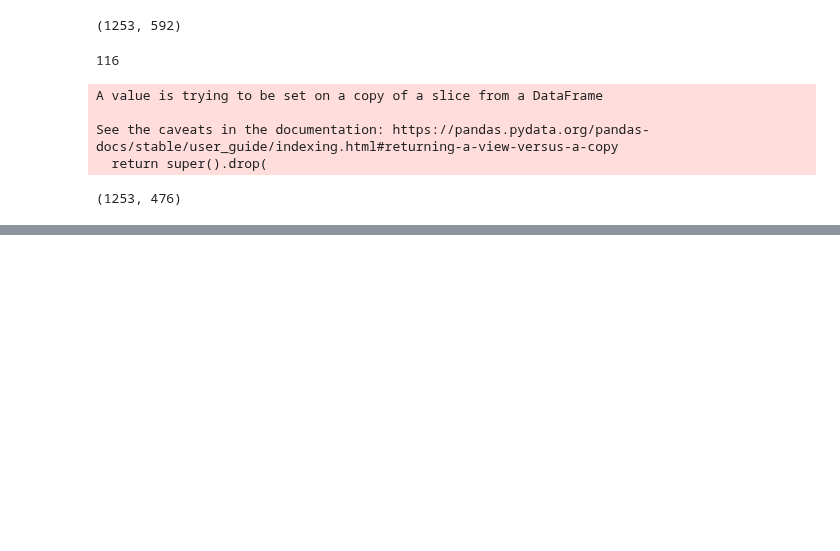
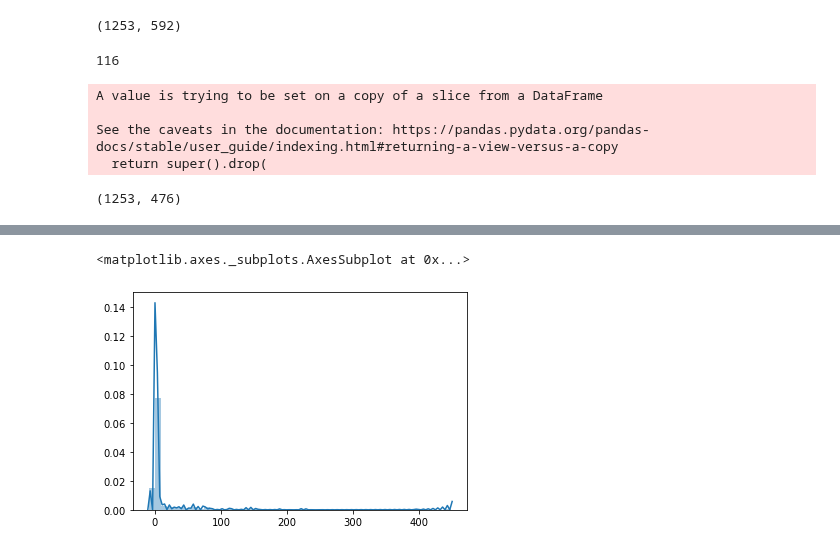
Before and after one commit to Landschy/datamining-htw, a Jupyter notebook: scripts/presentation1.ipynb, the cells around one changed output, grey strips where cells are left out. Drawn from its saved outputs; the diff is of its cells as text; code cells hidden in the pictures; blank space fills up the shorter version.

```diff
--- a/scripts/presentation1.ipynb
+++ b/scripts/presentation1.ipynb
@@ -128,0 +196,5 @@ train_df.shape
+# %%
+sns.distplot(feature_coeffstd)
+# %% [output]
+<matplotlib.axes._subplots.AxesSubplot at 0x...>
+[figure, added]
```
Also changed, not shown: parts of 14 cells of this notebook.
